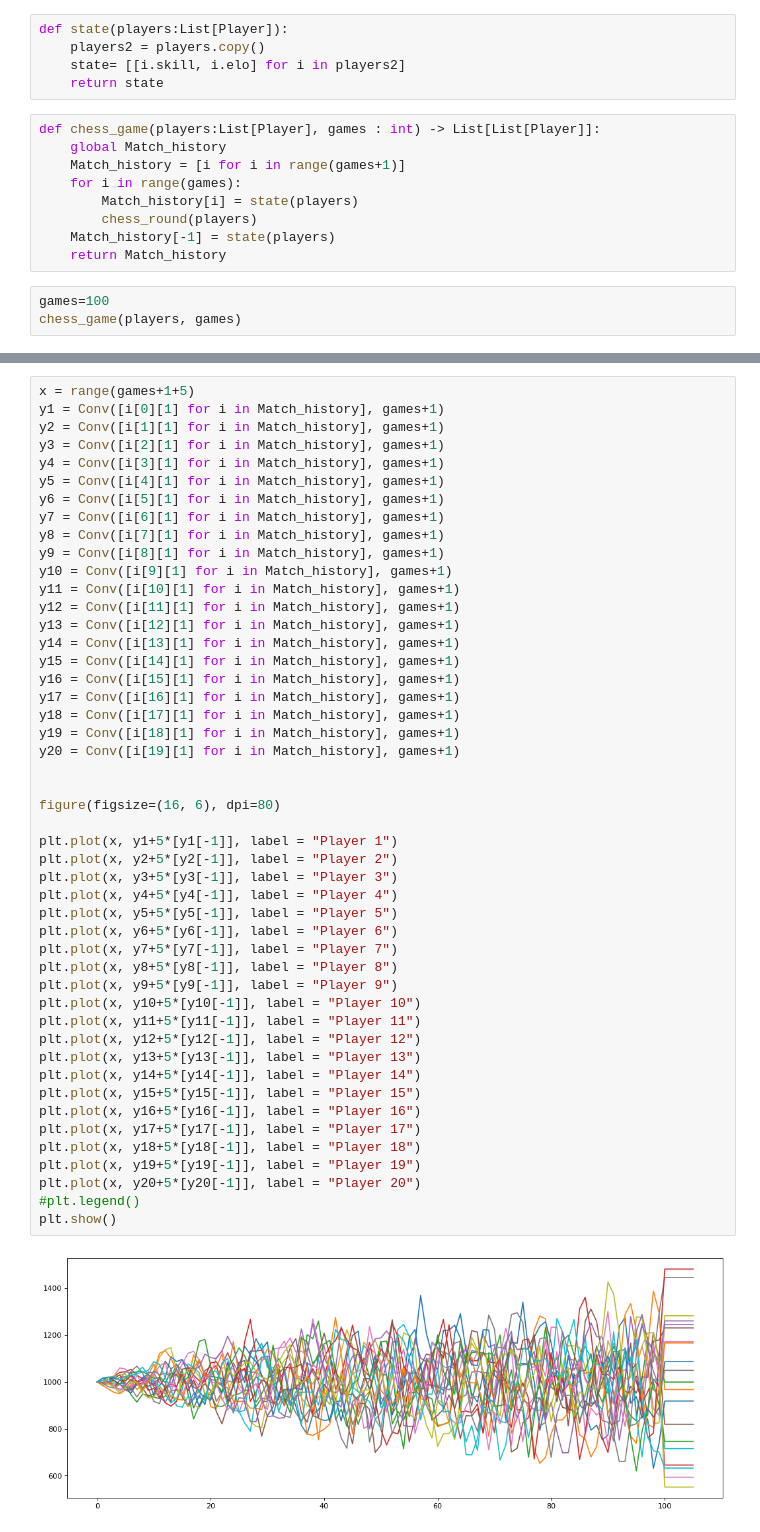
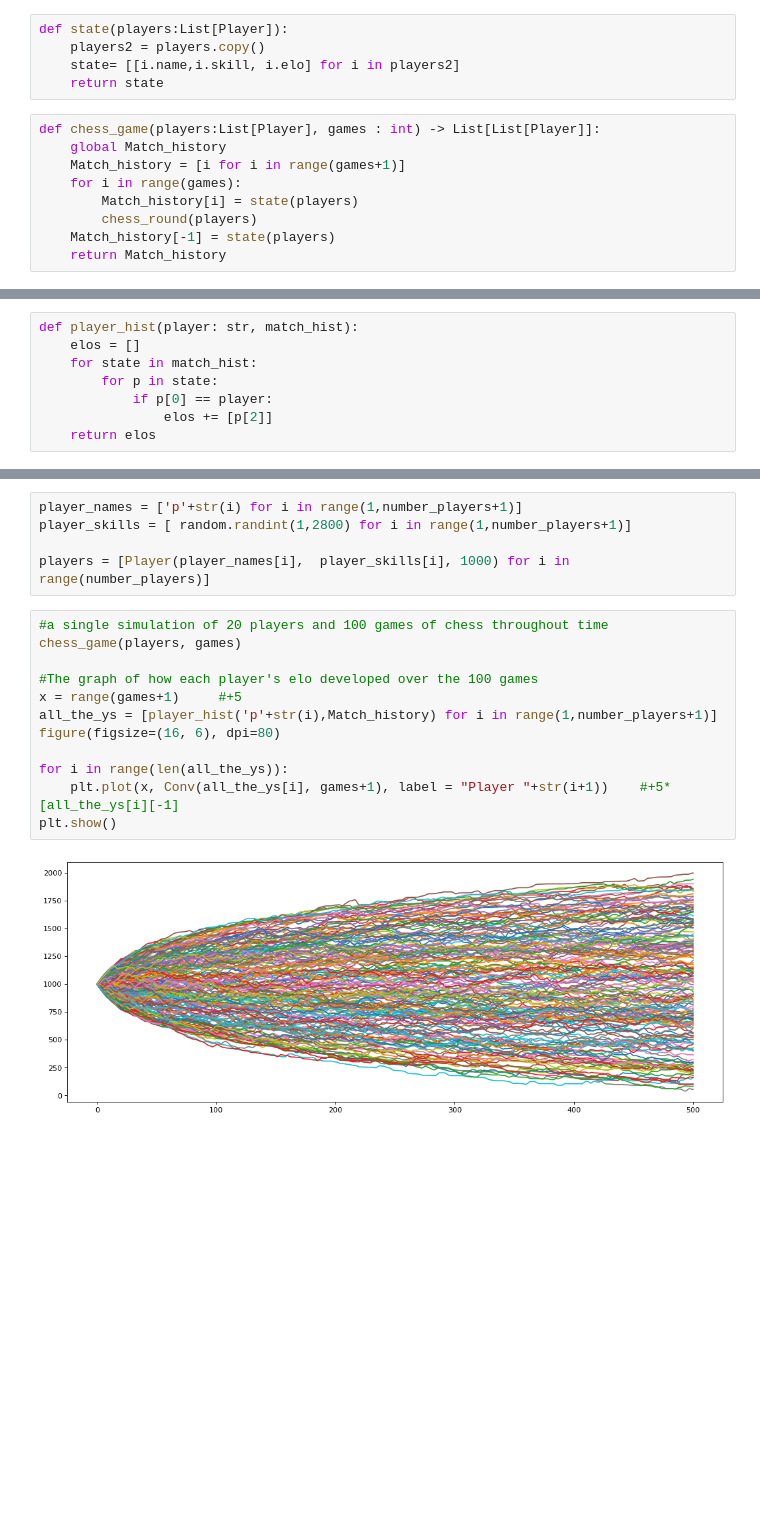
Before and after one commit to Giulianocg/Elo-modeling, a Jupyter notebook: Model elo.ipynb, the cells around one changed output, grey strips where cells are left out. Saved outputs shown, nothing was run; the diff lists cells and outputs as text; blank space fills up the shorter version.

```diff
--- a/Model elo.ipynb
+++ b/Model elo.ipynb
@@ -153,7 +105,7 @@ def chess_round(players:List[Player]) -> None:
 # %%
 def state(players:List[Player]):
     players2 = players.copy()
-    state= [[i.skill, i.elo] for i in players2]
+    state= [[i.name,i.skill, i.elo] for i in players2]
     return state
 # %%
 def chess_game(players:List[Player], games : int) -> List[List[Player]]:
@@ -164,6 +116,3 @@ def chess_game(players:List[Player], games : int) -> List[List[Player]]:
         chess_round(players)
     Match_history[-1] = state(players)
     return Match_history
-# %%
-games=100
-chess_game(players, games)
@@ -234,0 +123,8 @@ def Conv(lst:List[int], n:int)-> List[int]:
+# %%
+def player_hist(player: str, match_hist):
+    elos = []
+    for state in match_hist:
+        for p in state:
+            if p[0] == player:
+                elos += [p[2]]
+    return elos
@@ -235,51 +135,20 @@ def Conv(lst:List[int], n:int)-> List[int]:
+# %%
+player_names = ['p'+str(i) for i in range(1,number_players+1)]
+player_skills = [ random.randint(1,2800) for i in range(1,number_players+1)]
+
+players = [Player(player_names[i],  player_skills[i], 1000) for i in range(number_players)]
 # %%
-x = range(games+1+5)
-y1 = Conv([i[0][1] for i in Match_history], games+1)
-y2 = Conv([i[1][1] for i in Match_history], games+1)
-y3 = Conv([i[2][1] for i in Match_history], games+1)
-y4 = Conv([i[3][1] for i in Match_history], games+1)
-y5 = Conv([i[4][1] for i in Match_history], games+1)
-y6 = Conv([i[5][1] for i in Match_history], games+1)
-y7 = Conv([i[6][1] for i in Match_history], games+1)
-y8 = Conv([i[7][1] for i in Match_history], games+1)
-y9 = Conv([i[8][1] for i in Match_history], games+1)
-y10 = Conv([i[9][1] for i in Match_history], games+1)
-y11 = Conv([i[10][1] for i in Match_history], games+1)
-y12 = Conv([i[11][1] for i in Match_history], games+1)
-y13 = Conv([i[12][1] for i in Match_history], games+1)
-y14 = Conv([i[13][1] for i in Match_history], games+1)
-y15 = Conv([i[14][1] for i in Match_history], games+1)
-y16 = Conv([i[15][1] for i in Match_history], games+1)
-y17 = Conv([i[16][1] for i in Match_history], games+1)
-y18 = Conv([i[17][1] for i in Match_history], games+1)
-y19 = Conv([i[18][1] for i in Match_history], games+1)
-y20 = Conv([i[19][1] for i in Match_history], games+1)
+#a single simulation of 20 players and 100 games of chess throughout time
+chess_game(players, games)
 
-
+#The graph of how each player's elo developed over the 100 games
+x = range(games+1)     #+5
+all_the_ys = [player_hist('p'+str(i),Match_history) for i in range(1,number_players+1)]
 figure(figsize=(16, 6), dpi=80)
 
-plt.plot(x, y1+5*[y1[-1]], label = "Player 1")
-plt.plot(x, y2+5*[y2[-1]], label = "Player 2")
-plt.plot(x, y3+5*[y3[-1]], label = "Player 3")
-plt.plot(x, y4+5*[y4[-1]], label = "Player 4")
-plt.plot(x, y5+5*[y5[-1]], label = "Player 5")
-plt.plot(x, y6+5*[y6[-1]], label = "Player 6")
-plt.plot(x, y7+5*[y7[-1]], label = "Player 7")
-plt.plot(x, y8+5*[y8[-1]], label = "Player 8")
-plt.plot(x, y9+5*[y9[-1]], label = "Player 9")
-plt.plot(x, y10+5*[y10[-1]], label = "Player 10")
-plt.plot(x, y11+5*[y11[-1]], label = "Player 11")
-plt.plot(x, y12+5*[y12[-1]], label = "Player 12")
-plt.plot(x, y13+5*[y13[-1]], label = "Player 13")
-plt.plot(x, y14+5*[y14[-1]], label = "Player 14")
-plt.plot(x, y15+5*[y15[-1]], label = "Player 15")
-plt.plot(x, y16+5*[y16[-1]], label = "Player 16")
-plt.plot(x, y17+5*[y17[-1]], label = "Player 17")
-plt.plot(x, y18+5*[y18[-1]], label = "Player 18")
-plt.plot(x, y19+5*[y19[-1]], label = "Player 19")
-plt.plot(x, y20+5*[y20[-1]], label = "Player 20")
-#plt.legend()
+for i in range(len(all_the_ys)):
+    plt.plot(x, Conv(all_the_ys[i], games+1), label = "Player "+str(i+1))    #+5*[all_the_ys[i][-1]
 plt.show()
 # %% [output]
-[figure, old version]
+[figure, new version]
 # %%
```
Also changed, not shown: parts of 21 cells of this notebook.
